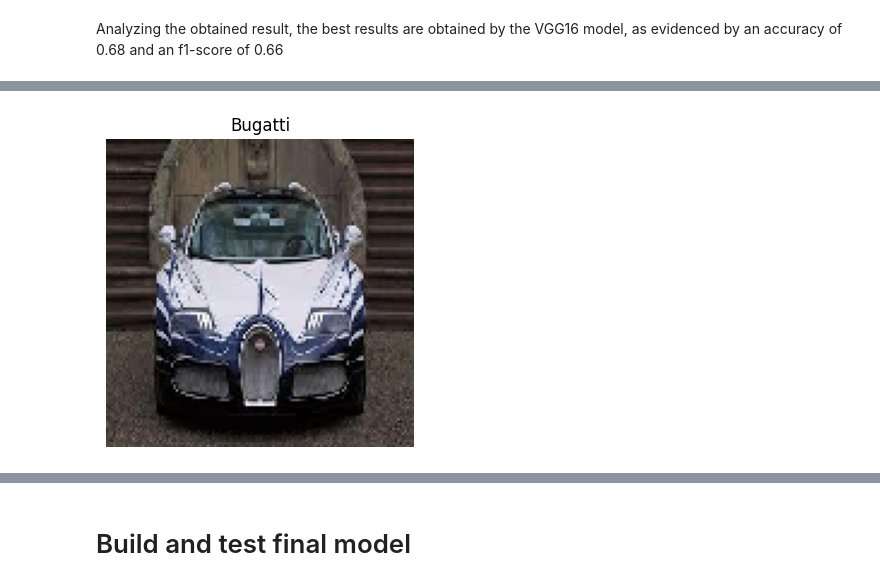
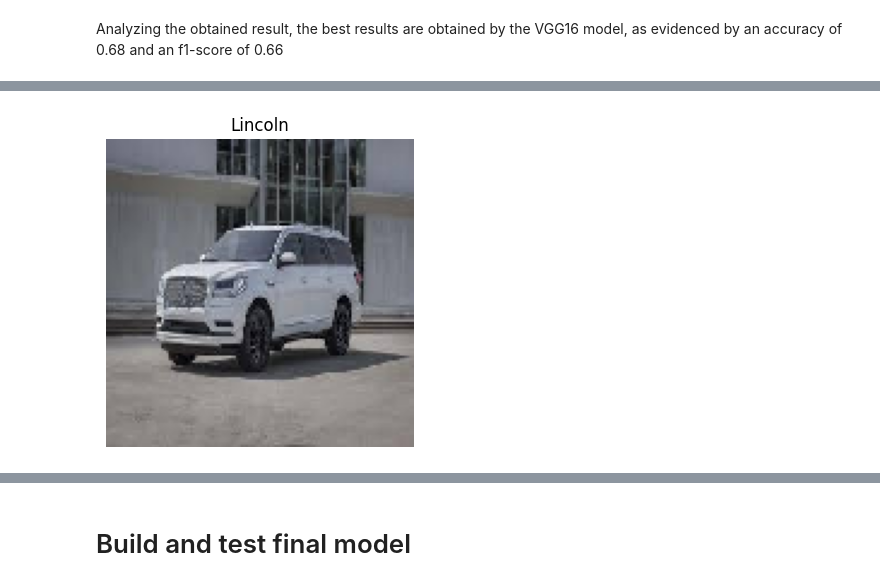
Before and after one commit to marcin-ciesielski/Car_brand_CNN, a Jupyter notebook: car_brand_classification_cnn.ipynb, the cells around one changed output, grey strips where cells are left out. Drawn from its saved outputs; the diff is of its cells as text; code cells hidden in the pictures.

Commit message:
modifying the model and adding descriptions

```diff
--- a/car_brand_classification_cnn.ipynb
+++ b/car_brand_classification_cnn.ipynb
@@ -184,7 +214,7 @@ plt.axis(False)
 # %%
 # Listing a sample car image from train images
 data = os.listdir('data/images/test/'+class_)
-img = image.load_img('data/images/test/'+class_+'/'+data[0])
+img = image.load_img('data/images/test/'+class_+'/'+data[1])
 
 plt.figure(figsize=(5, 5))
 plt.imshow(img)
@@ -234,7 +264,7 @@ Found 187 images belonging to 10 classes.
 # %%
 # Sample images obtained using the technique data augmentation
-
-img = image.load_img('data/images/train/'+class_+'/'+data[10],target_size=(128, 128))# plt.imshow(img)
+data = os.listdir('data/images/train/'+class_)
+img = image.load_img('data/images/train/'+class_+'/'+data[2],target_size=(128, 128))# plt.imshow(img)
 #img = image.load_img(img_path, target_size=(128, 128))
 
 x = image.img_to_array(img)
@@ -523,6 +559,6 @@ Trainable params: 2099978 (8.01 MB)
 Non-trainable params: 21802784 (83.17 MB)
 _________________________________________________________________
 # %%
-history = model.fit(train_gen, validation_data=test_gen, batch_size=128, epochs=20)
+history = model.fit(train_gen, validation_data=test_gen, batch_size=8, epochs=20)
 # %% [output]
 Epoch 1/20
@@ -599,7 +636,7 @@ array([0, 0, 0, 0, 0, 0, 0, 0, 0, 0, 0, 0, 0, 0, 0, 0, 0, 0, 1, 1, 1, 1,
 # %%
 # Load models
 cnn_model = load_model('models/cnn_model_10.h5')
-vgg_model = load_model('models/vgg16_model_50.h5')
+vgg_model = load_model('models/vgg16_model_10.h5')
 resnet_model = load_model('models/resnet50_model_10.h5')
 inc_model = load_model('models/inceptionv3_model_10.h5')
 # %% [markdown]
@@ -835,25 +901,3 @@ errors
 # %%
-# Correct prediction
-
-img_path = os.path.join('data/images/test', errors.index[4])
-img = image.load_img(img_path)
-new_img = image.load_img(img_path, target_size=(128, 128))
-img = image.img_to_array(new_img)
-img = np.expand_dims(img, axis=0)
-img = img/255
-
-img_class = inc_model.predict(img)
-img_class_index =np.argmax(img_class)
-classname = classes[img_class_index]
-prediction = inc_model.predict(img).max()
-
-pred_dict = {"Class":classname, "Probability":prediction}
-print(pred_dict)
-
-#ploting image with predicted class name
-plt.figure(figsize = (4,4))
-plt.imshow(new_img)
-plt.axis('off')
-plt.title(classname)
-plt.show()
+plot_img(vgg_model,'data/images/test','Lincoln/Lincoln_077.jpg')
 # %% [output]
@@ -863,2 +907,2 @@ plt.show()
-[figure, old version]
+[figure, new version]
 # %%
```
Also changed, not shown: parts of 95 cells of this notebook.
